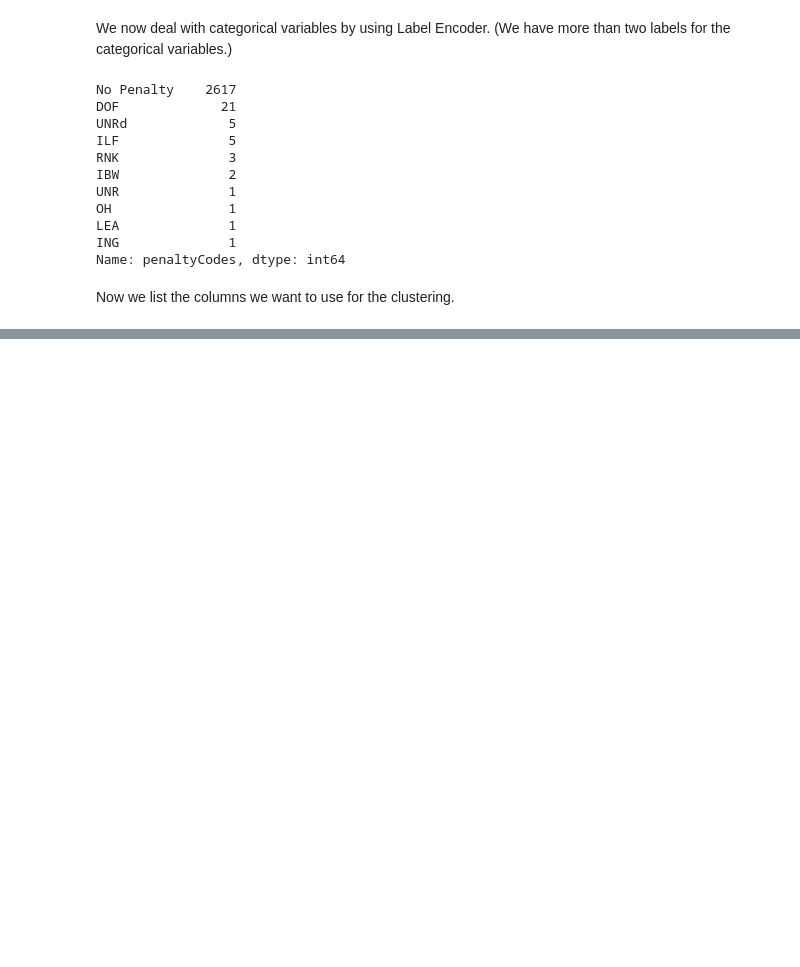
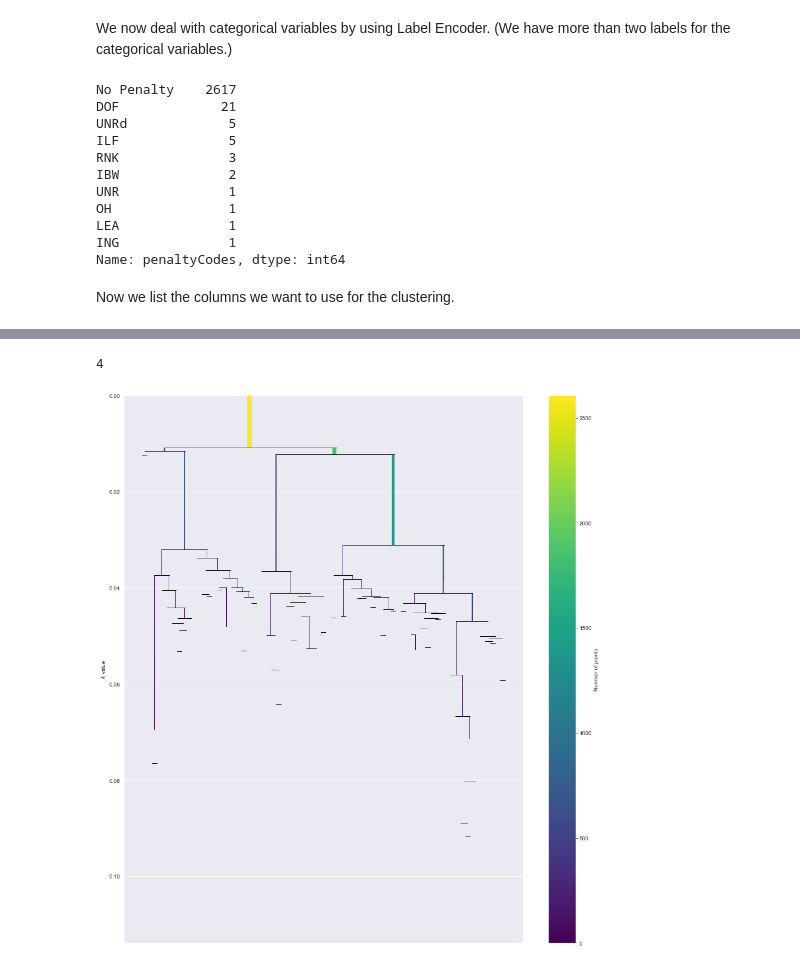
Before and after one commit to egrace479/NFL-BDB-2022, a Jupyter notebook: Field_Goal.ipynb, the cells around one changed output, grey strips where cells are left out. Saved outputs shown, nothing was run; the diff lists cells and outputs as text; code cells hidden in the pictures; blank space fills up the shorter version.

```diff
--- a/Field_Goal.ipynb
+++ b/Field_Goal.ipynb
@@ -363,4 +423,4 @@ useful_cols = ['specialTeamsResults', 'yardlineNumber',
               'yardsToGo', 'kickLength',
               'playResult']
 # %%
-fg_cluster_1 = fg_cluster[useful_cols]
+fg_cluster_1 = fg_cluster[useful_cols_1]
@@ -367,2 +465,4 @@ fg_cluster_1 = fg_cluster[useful_cols]
+# %%
+fg_cluster_1_drop = fg_cluster_1.drop(['blocker_height','blocker_weight'], axis =1).dropna()
 # %%
 import hdbscan
@@ -370,0 +469,14 @@ ModuleNotFoundError: No module named 'hdbscan'
+# %%
+clusterer = hdbscan.HDBSCAN()
+# %%
+cls = clusterer.fit(fg_cluster_1_drop)
+# %%
+clusterer.labels_.max()
+# %% [output]
+4
+# %%
+plt.figure(figsize = (16,18))
+clusterer.condensed_tree_.plot()
+plt.show()
+# %% [output]
+[figure, added]
```
Also changed, not shown: parts of 14 cells of this notebook.
